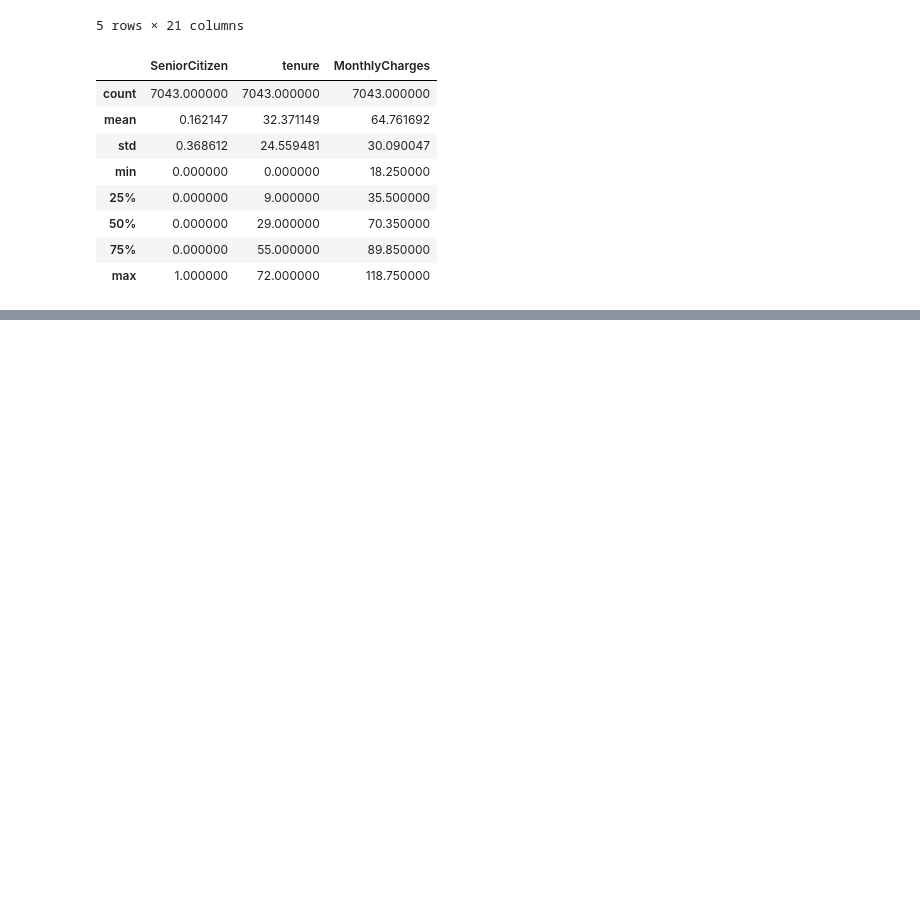
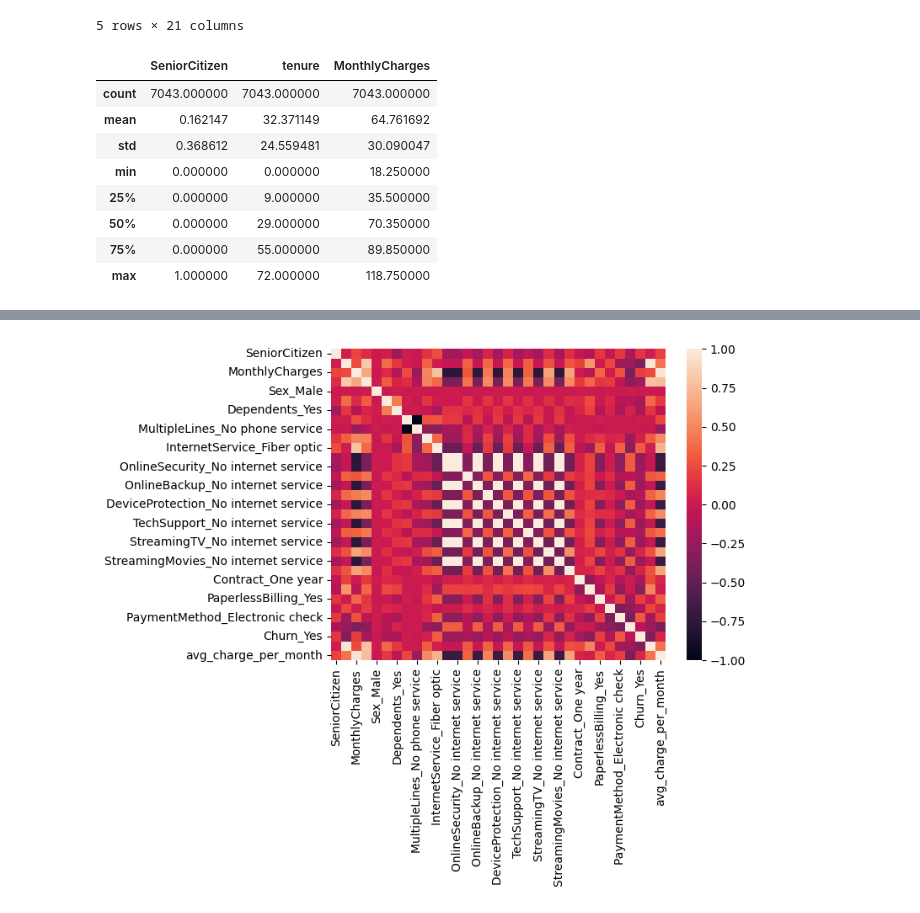
Before and after one commit to bavRaghu/customer-churn-predictor, a Jupyter notebook: notebook.ipynb, the cells around one changed output, grey strips where cells are left out. Cells and saved outputs as stored; diff of their text form; code cells hidden in the pictures; blank space fills up the shorter version.

```diff
--- a/notebook.ipynb
+++ b/notebook.ipynb
@@ -30,7 +30,12 @@ df["TotalCharges"] = pd.to_numeric(df["TotalCharges"], errors="coerce")
 
 df = df.dropna()
 # %%
+df = df.drop("customerID", axis=1)
 df = pd.get_dummies(df, drop_first=True)
+# %%
+df["tenure_group"] = pd.cut(df["tenure"], bins=[0,12,24,48,72], labels=False)
+# %%
+df["avg_charge_per_month"] = df["TotalCharges"] / (df["tenure"] + 1)
 # %%
 x = df.drop("Churn_Yes", axis=1)
 y = df["Churn_Yes"]
@@ -83,0 +176,8 @@ print(confusion_matrix(y_test, y_pred))
+# %%
+import seaborn as sns
+import matplotlib.pyplot as plt
+
+sns.heatmap(df.corr())
+plt.show()
+# %% [output]
+[figure, added]
```
Also changed, not shown: parts of 18 cells of this notebook.
